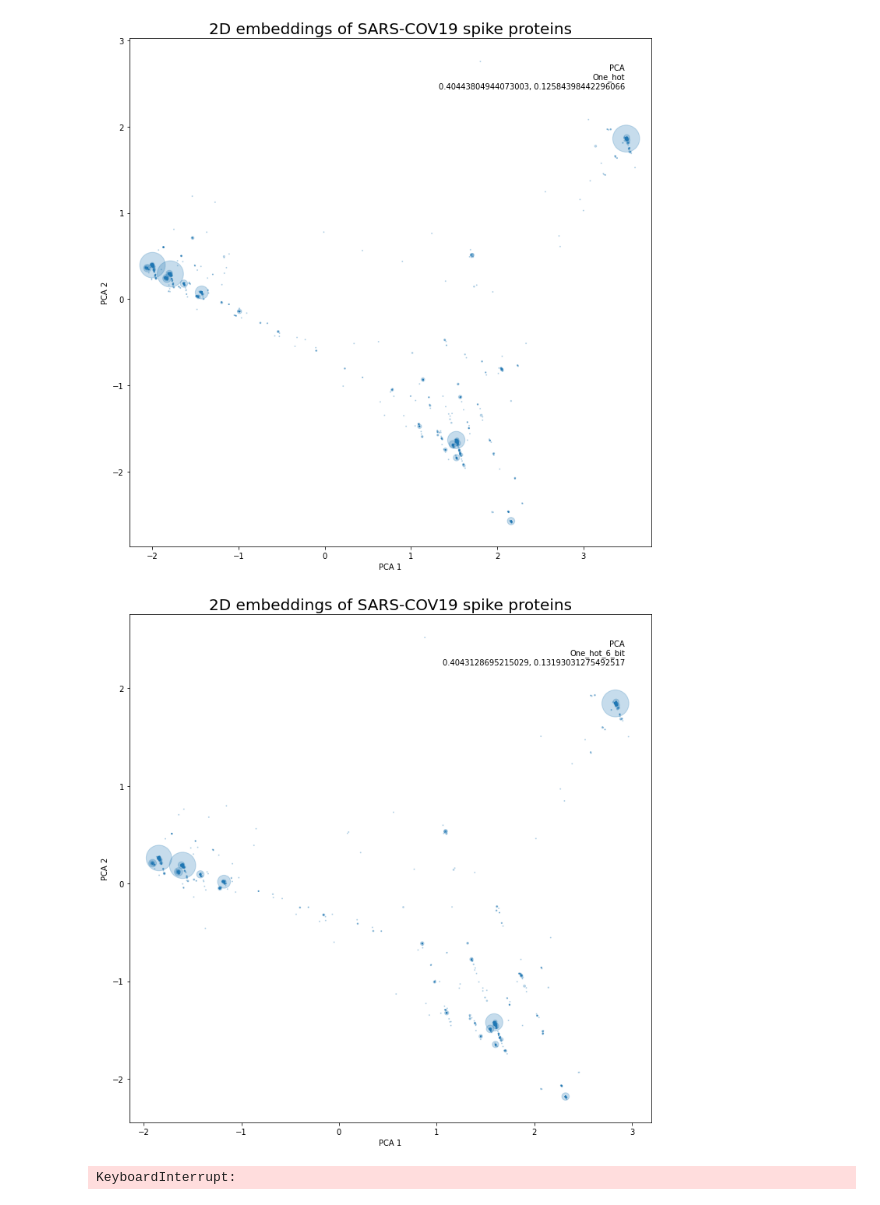
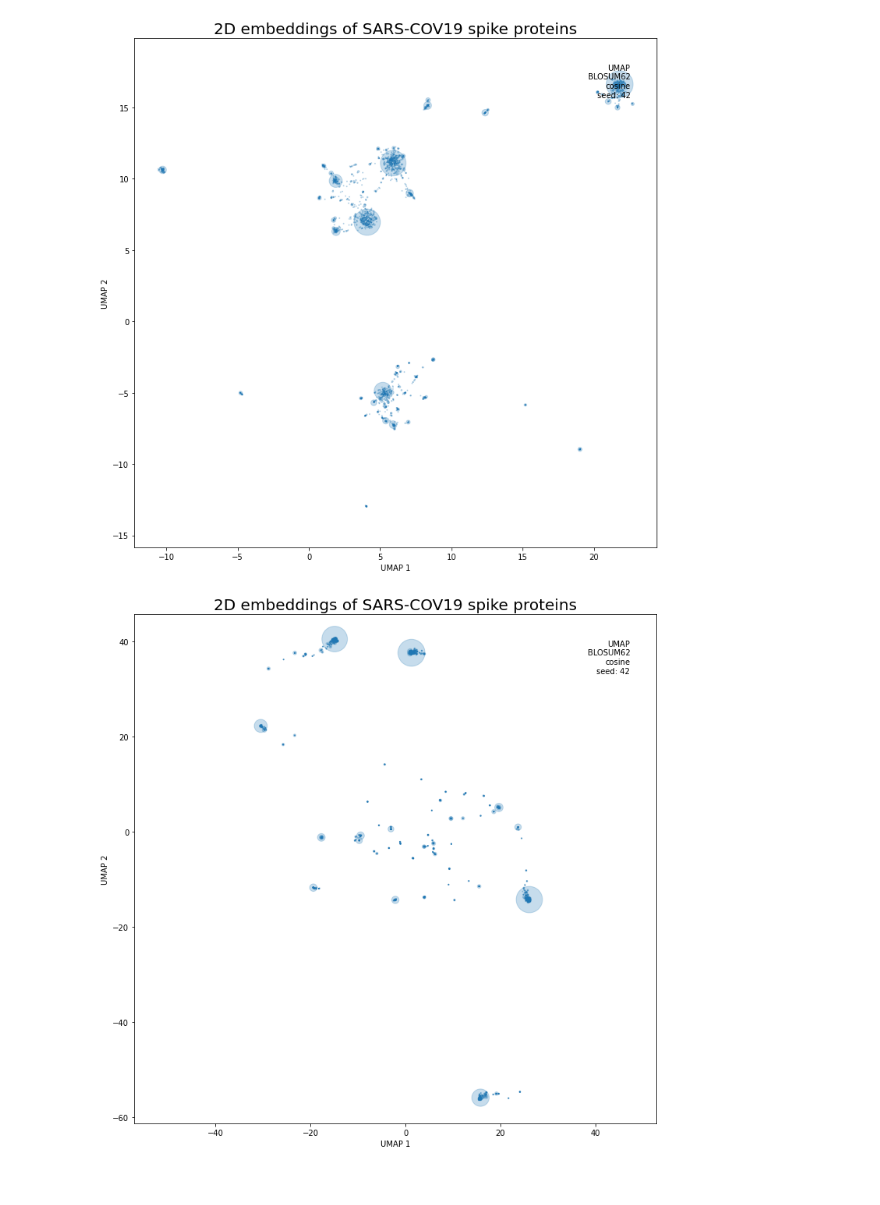
Before and after one commit to dominicp6/VAE-SpikeProtein-Generation, a Jupyter notebook: visualisation/2D_protein_map.ipynb, the cells around one changed output. Cells and saved outputs as stored; diff of their text form; code cells hidden in the pictures.

```diff
--- a/visualisation/2D_protein_map.ipynb
+++ b/visualisation/2D_protein_map.ipynb
@@ -12,8 +13,8 @@ from sklearn.decomposition import PCA
 parent_dir = os.path.abspath('..')                # path to parent directory
 data_dir = parent_dir + '/data/spike_proteins/'   # path to datasets
 # %%
-def encode_sequences(infile, encoding_type):
-    encoder = SequenceEncoder(encoding_type = encoding_type)
+def encode_sequences(infile, encoding_type, mask=None):
+    encoder = ProteinSequenceEncoder(encoding_type = encoding_type, mask=mask)
     frequencies, encoded_sequences = encoder.encode_from_fasta_file(infile, f'1_in_500_encoded_{encoding_type}.txt')
     return frequencies, encoded_sequences
 # %%
@@ -62,11 +63,17 @@ def plot_2D_map(embeddings, frequencies, labels = None, markerSize = 5, method='
 
      plt.show()
 # %%
-def generate_2D_map(aligned_fasta_file, encoding_type='PAM250', UMAP_metric='cosine', seed=42, markerSize=1, method='PCA'):
+def generate_2D_map(aligned_fasta_file,
+                    encoding_type='PAM250',
+                    UMAP_metric='cosine',
+                    seed=42,
+                    markerSize=1,
+                    method='PCA',
+                    mask=None):
      assert method == 'PCA' or method == 'UMAP' or method == 'tSNE', "method must be either PCA, UMAP or tSNE"
 
      # encoded the protein sequences
-     frequencies, encoded_sequences = encode_sequences(infile=aligned_fasta_file, encoding_type=encoding_type)
+     frequencies, encoded_sequences = encode_sequences(infile=aligned_fasta_file, encoding_type=encoding_type, mask=mask)
 
      # compute the sequence embeddings
      if method == 'PCA':
@@ -99,7 +106,13 @@ for method in ['PCA', 'tSNE', 'UMAP']:
                      generate_2D_map('1_in_500_cleaned_aligned.afa', encoding_type=encoding_type, method=method, UMAP_metric=metric, seed=seed)
          else:
              generate_2D_map('1_in_500_cleaned_aligned.afa', encoding_type=encoding_type, method=method)
-# %% [output]
-[figure, removed]
-[figure, removed]
-KeyboardInterrupt:
+# %%
+mask, reference_seq = get_epitope_mask(fasta_file='reference_spike.fasta',
+                        dssp_file='reference_spike.dssp',
+                        data_directory='../data/spike_protein_pdb/')
+
+generate_2D_map('1_in_500_cleaned_aligned.afa',encoding_type='BLOSUM62',method='UMAP')
+generate_2D_map('1_in_500_cleaned_aligned.afa',encoding_type='BLOSUM62',method='UMAP',mask=mask)
+# %% [output]
+[figure, added]
+[figure, added]
```
Also changed, not shown: parts of 1 cell of this notebook, 11 other files.
